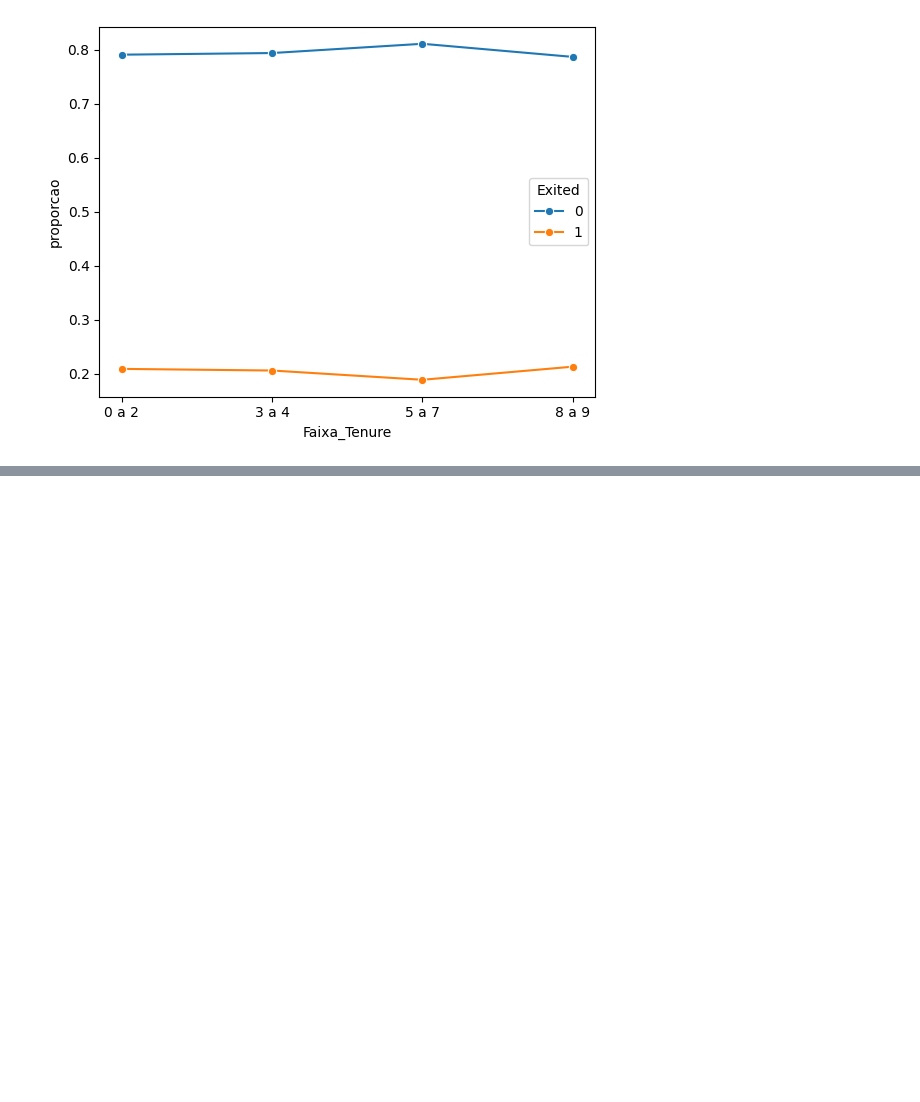
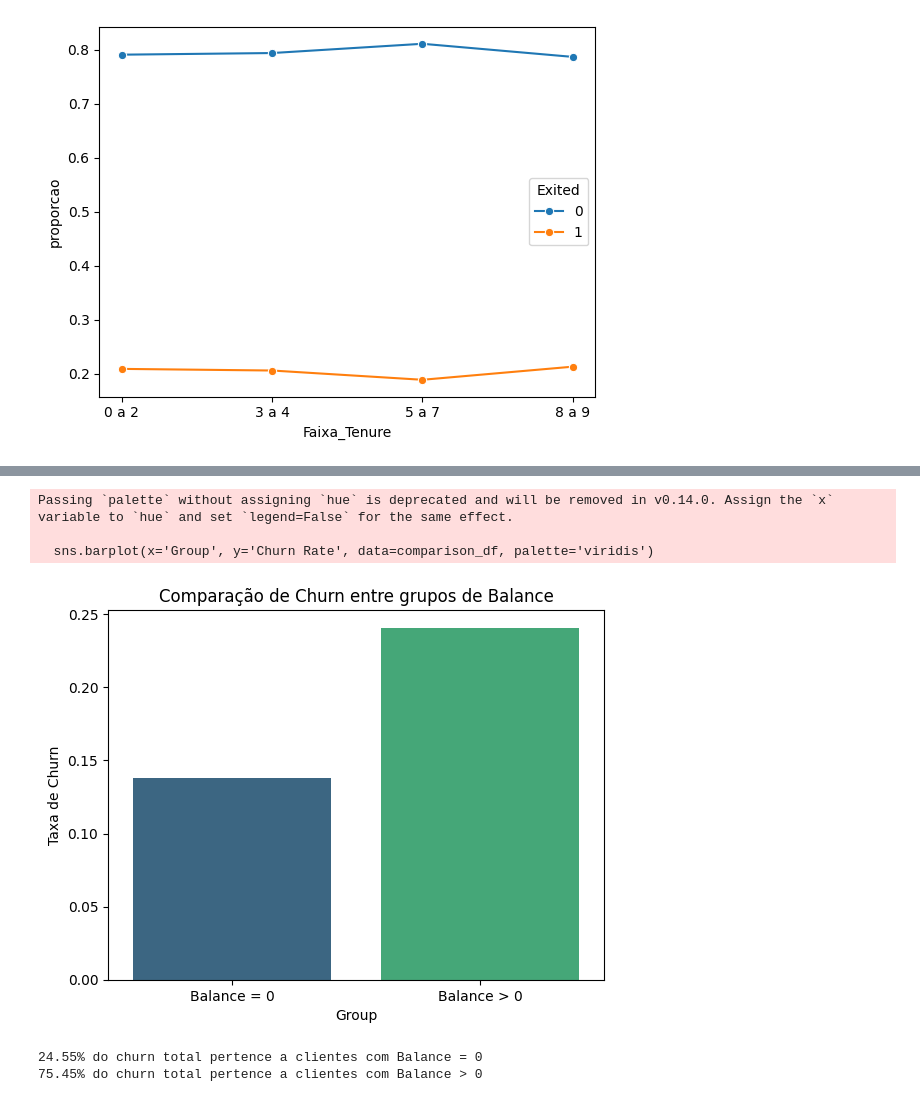
Before and after one commit to JulioRena/churn_predict, a Jupyter notebook: EDA.ipynb, the cells around one changed output, grey strips where cells are left out. Drawn from its saved outputs; the diff is of its cells as text; code cells hidden in the pictures; blank space fills up the shorter version.

```diff
--- a/EDA.ipynb
+++ b/EDA.ipynb
@@ -314,0 +370,10 @@ sns.lineplot(x='Faixa_Tenure', y='proporcao', hue='Exited', data=df_proporcao, m
+# %%
+balance_zero = df[df['Balance'] == 0]
+balance_non_zero = df[df['Balance'] > 0]
+
+# Taxa de churn para cada grupo
+churn_zero = balance_zero['Exited'].mean()
+churn_non_zero = balance_non_zero['Exited'].mean()
+
+print(f"Taxa de churn para Balance = 0: {churn_zero:.2%}")
+print(f"Taxa de churn para Balance > 0: {churn_non_zero:.2%}")
@@ -314,0 +395,34 @@ sns.lineplot(x='Faixa_Tenure', y='proporcao', hue='Exited', data=df_proporcao, m
+# %%
+comparison = {
+    'Group': ['Balance = 0', 'Balance > 0'],
+    'Churn Rate': [churn_zero, churn_non_zero]
+}
+comparison_df = pd.DataFrame(comparison)
+
+
+sns.barplot(x='Group', y='Churn Rate', data=comparison_df, palette='viridis')
+plt.title('Comparação de Churn entre grupos de Balance')
+plt.ylabel('Taxa de Churn')
+plt.show()
+# %% [output]
+Passing `palette` without assigning `hue` is deprecated and will be removed in v0.14.0. Assign the `x` variable to `hue` and set `legend=False` for the same effect.
+
+  sns.barplot(x='Group', y='Churn Rate', data=comparison_df, palette='viridis')
+[figure, added]
+# %%
+churn_zero = balance_zero['Exited'].sum()
+churn_non_zero = balance_non_zero['Exited'].sum()
+
+
+total_churn = df['Exited'].sum()
+
+
+prop_zero = churn_zero / total_churn
+prop_non_zero = churn_non_zero / total_churn
+
+
+print(f"{prop_zero:.2%} do churn total pertence a clientes com Balance = 0")
+print(f"{prop_non_zero:.2%} do churn total pertence a clientes com Balance > 0")
+# %% [output]
+24.55% do churn total pertence a clientes com Balance = 0
+75.45% do churn total pertence a clientes com Balance > 0
```
Also changed, not shown: parts of 34 cells of this notebook.
